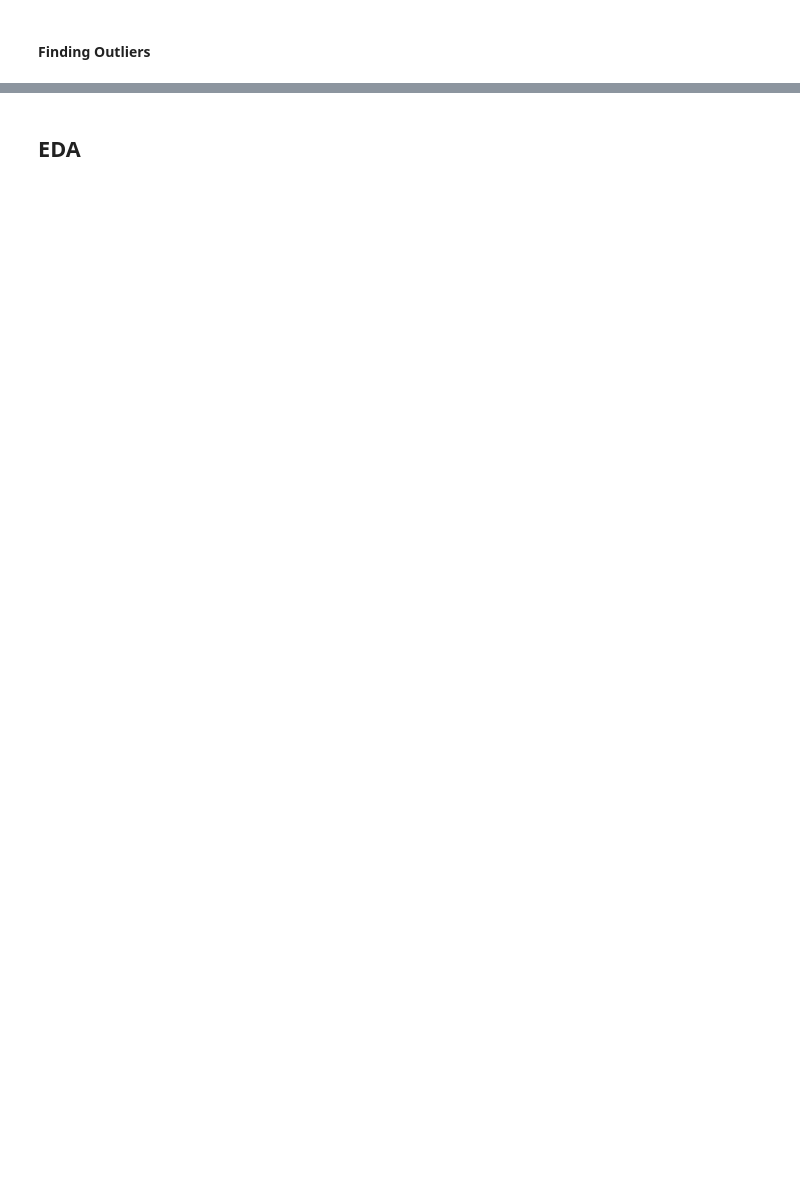
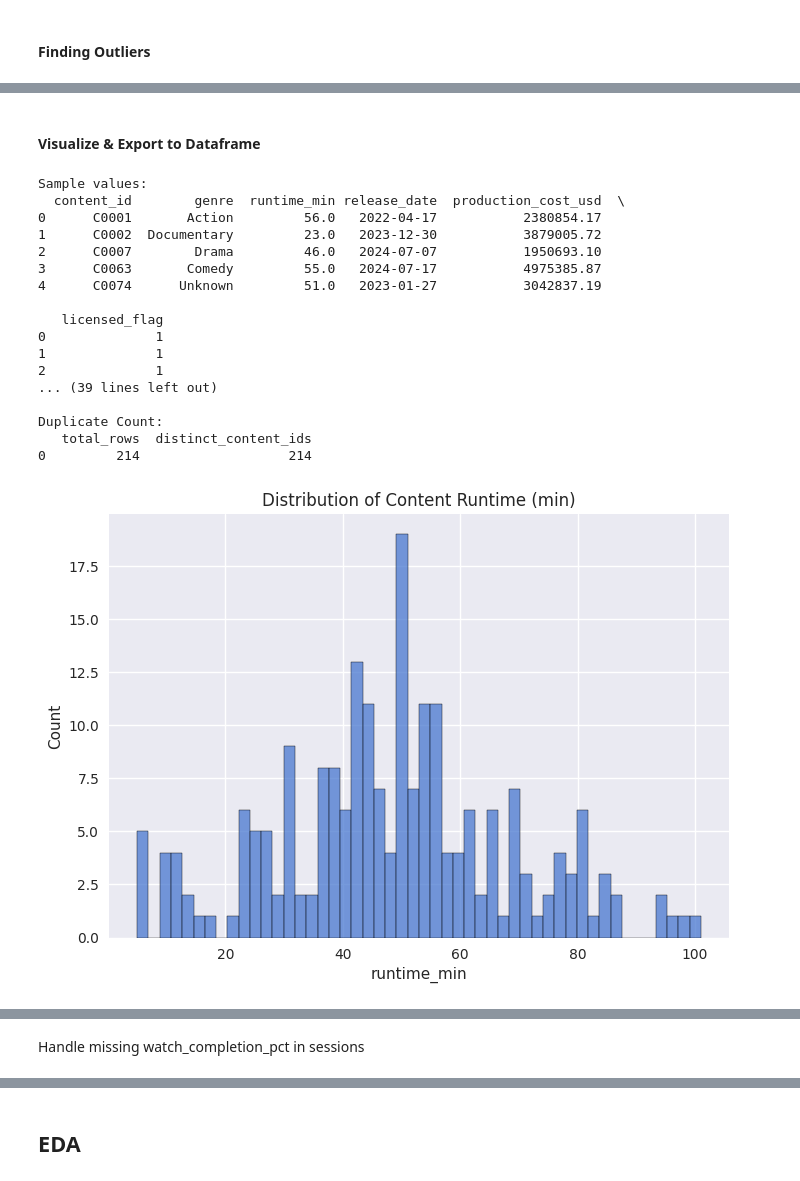
Before and after one commit to jasonho318/finance-analytics-project, a Jupyter notebook: Platform Engagement & Growth Analytics.ipynb, the cells around one changed output, grey strips where cells are left out. Saved outputs shown, nothing was run; the diff lists cells and outputs as text; code cells hidden in the pictures; blank space fills up the shorter version.

```diff
--- a/Platform Engagement & Growth Analytics.ipynb
+++ b/Platform Engagement & Growth Analytics.ipynb
@@ -541,0 +645,58 @@ plt.show()
+# %% [markdown]
+#### Visualize & Export to Dataframe
+# %%
+print("\nSample values:")
+print(con.execute(""" SELECT * FROM content_clean LIMIT 5; """).fetch_df())
+
+print("\nContent Raw Table Info:")
+print(con.execute("""SELECT * FROM content_clean""").fetch_df().info())
+
+print ("\nGenre values:")
+print(con.execute("SELECT genre, COUNT(genre) from content_clean GROUP BY genre").fetchdf())
+
+print("\nDescriptive Statistics for Quantitative Columns:")
+print(con.execute("SELECT runtime_min, release_date FROM content_clean").fetchdf().describe())
+
+print("\nDuplicate Count:")
+print(con.execute("""
+SELECT COUNT(*) AS total_rows,
+       COUNT(DISTINCT content_id) AS distinct_content_ids
+FROM content_clean;
+""").fetchdf())
+
+sns.histplot(con.execute("SELECT runtime_min FROM content_clean").fetch_df(), x='runtime_min', bins=50)
+plt.title('Distribution of Content Runtime (min)')
+plt.show()
+
+sns.histplot(con.execute("SELECT production_cost_usd FROM content_clean").fetch_df(), x='production_cost_usd', bins=50)
+plt.title('Distribution of Content Production Cost (USD)')
+plt.show()
+
+sns.histplot(con.execute("SELECT release_date FROM content_clean").fetch_df(), x='release_date', bins=50)
+plt.title('Distribution of Content Release Dates')
+plt.show()
+
+sns.countplot(data=con.execute("SELECT * FROM content_clean").fetch_df(), x='genre', order=con.execute("SELECT genre, COUNT(genre) from content_clean GROUP BY genre").fetch_df()['genre'])
+plt.title('Content Count by Genre')
+plt.show()
+
+content = con.execute("""SELECT * FROM content_clean""").fetch_df()
+# %% [output]
+Sample values:
+  content_id        genre  runtime_min release_date  production_cost_usd  \
+0      C0001       Action         56.0   2022-04-17           2380854.17
+1      C0002  Documentary         23.0   2023-12-30           3879005.72
+2      C0007        Drama         46.0   2024-07-07           1950693.10
+3      C0063       Comedy         55.0   2024-07-17           4975385.87
+4      C0074      Unknown         51.0   2023-01-27           3042837.19
+
+   licensed_flag
+0              1
+1              1
+2              1
+... (39 lines left out)
+
+Duplicate Count:
+   total_rows  distinct_content_ids
+0         214                   214
+[figure, added]
@@ -541,0 +706,2 @@ plt.show()
+# %% [markdown]
+Handle missing watch_completion_pct in sessions
```
Also changed, not shown: parts of 29 cells of this notebook.
